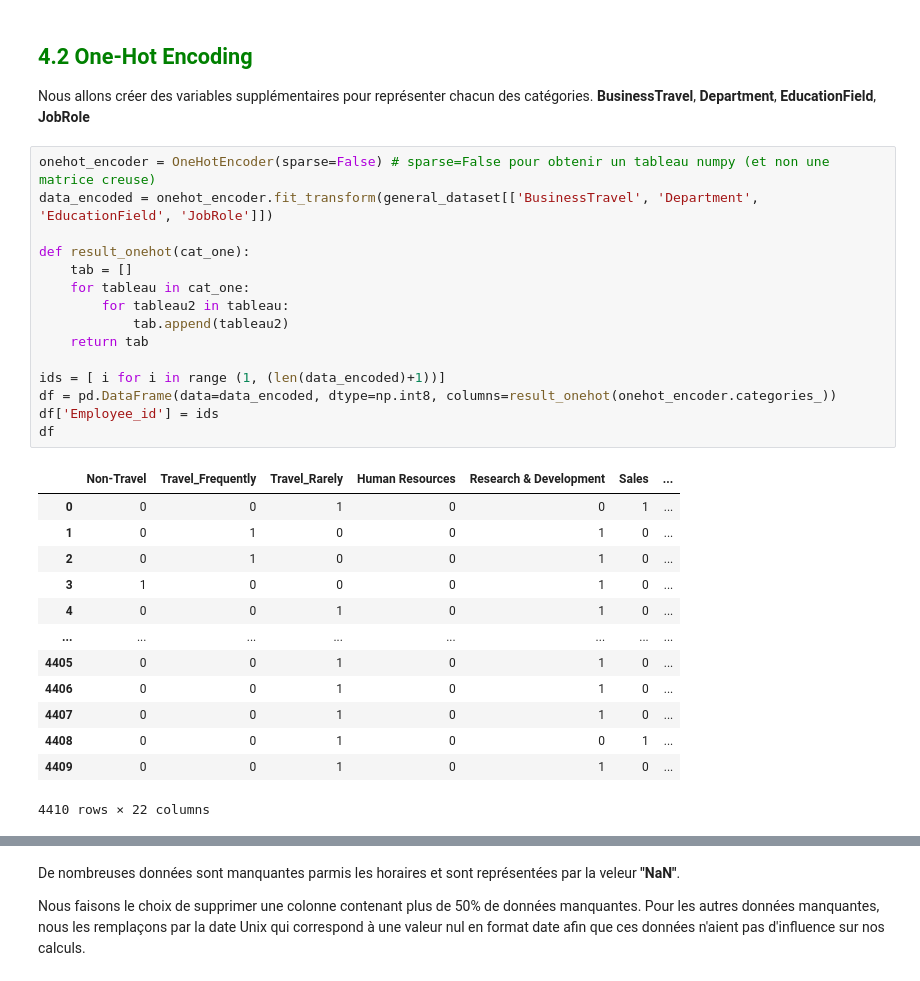
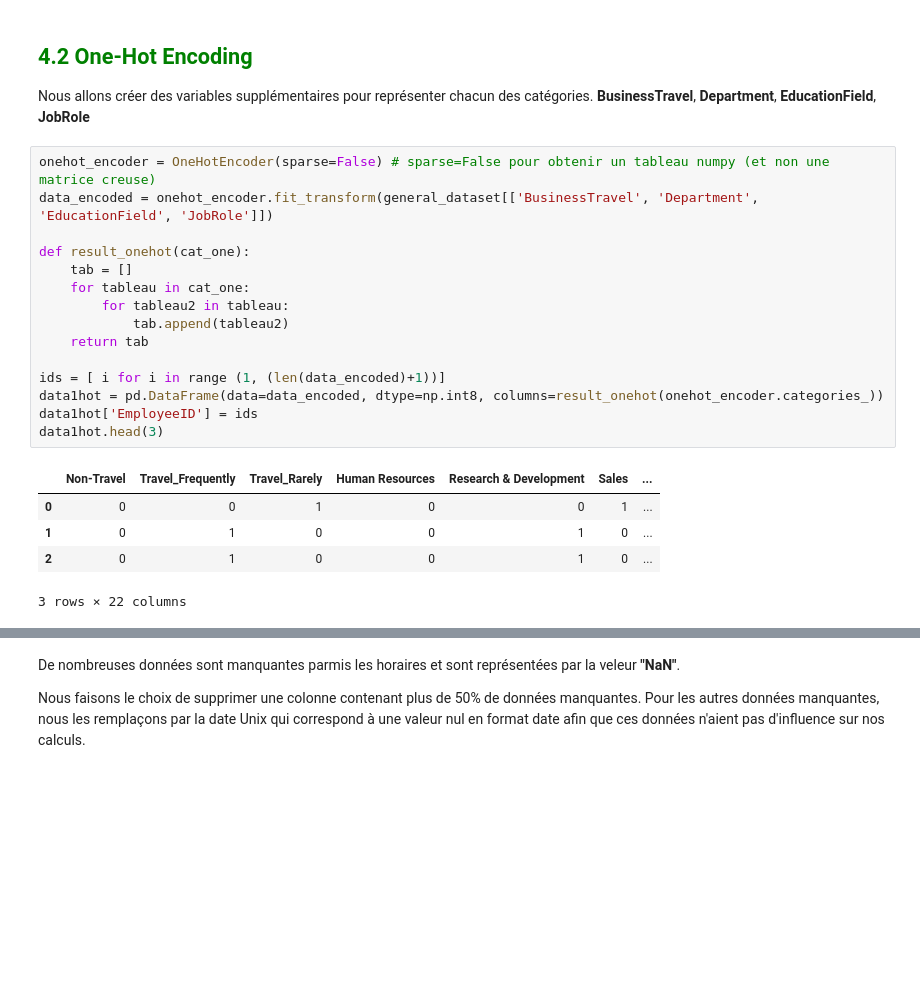
Before and after one commit to OscarPALISSOT/ML_Classifier_CESI_A4, a Jupyter notebook: notebook/Import_data.ipynb, the cells around one changed output, grey strips where cells are left out. Cells and saved outputs as stored; diff of their text form; blank space fills up the shorter version.

```diff
--- a/notebook/Import_data.ipynb
+++ b/notebook/Import_data.ipynb
@@ -197,29 +200,21 @@ Nous allons créer des variables supplémentaires pour représenter chacun des c
 # %%
 onehot_encoder = OneHotEncoder(sparse=False) # sparse=False pour obtenir un tableau numpy (et non une matrice creuse)
 data_encoded = onehot_encoder.fit_transform(general_dataset[['BusinessTravel', 'Department', 'EducationField', 'JobRole']])
 
 def result_onehot(cat_one):
     tab = []
     for tableau in cat_one:
         for tableau2 in tableau:
             tab.append(tableau2)
     return tab
 
 ids = [ i for i in range (1, (len(data_encoded)+1))]
-df = pd.DataFrame(data=data_encoded, dtype=np.int8, columns=result_onehot(onehot_encoder.categories_))
-df['Employee_id'] = ids
-df
+data1hot = pd.DataFrame(data=data_encoded, dtype=np.int8, columns=result_onehot(onehot_encoder.categories_))
+data1hot['EmployeeID'] = ids
+data1hot.head(3)
 # %% [output]
 |  | Non-Travel | Travel_Frequently | Travel_Rarely | Human Resources | Research & Development | Sales | ... |
 | 0 | 0 | 0 | 1 | 0 | 0 | 1 | ... |
 | 1 | 0 | 1 | 0 | 0 | 1 | 0 | ... |
 | 2 | 0 | 1 | 0 | 0 | 1 | 0 | ... |
-| 3 | 1 | 0 | 0 | 0 | 1 | 0 | ... |
-| 4 | 0 | 0 | 1 | 0 | 1 | 0 | ... |
-| ... | ... | ... | ... | ... | ... | ... | ... |
-| 4405 | 0 | 0 | 1 | 0 | 1 | 0 | ... |
-| 4406 | 0 | 0 | 1 | 0 | 1 | 0 | ... |
-| 4407 | 0 | 0 | 1 | 0 | 1 | 0 | ... |
-| 4408 | 0 | 0 | 1 | 0 | 0 | 1 | ... |
-| 4409 | 0 | 0 | 1 | 0 | 1 | 0 | ... |
-4410 rows × 22 columns
+3 rows × 22 columns
```
Also changed, not shown: parts of 38 cells of this notebook.
